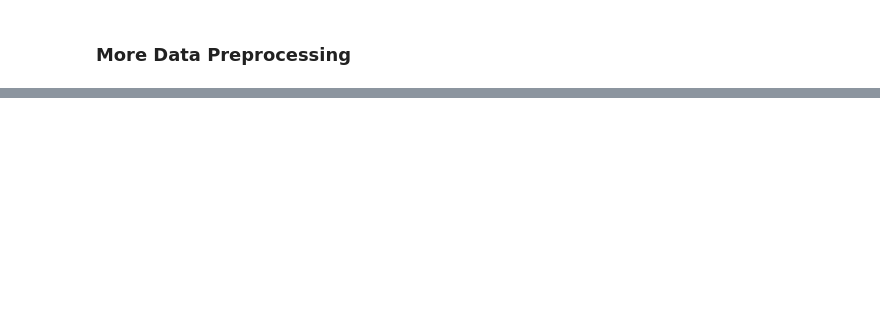
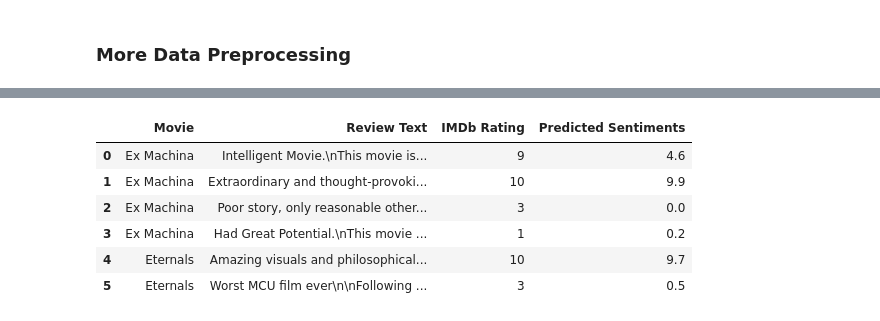
Before and after one commit to ThomasQi3141/Sentiment-Analysis-Model, a Jupyter notebook: model.ipynb, the cells around one changed output, grey strips where cells are left out. Cells and saved outputs as stored; diff of their text form; code cells hidden in the pictures; blank space fills up the shorter version.

Commit message:
Added Model

```diff
--- a/model.ipynb
+++ b/model.ipynb
@@ -77,0 +290,14 @@ Removing Numbers, Punctuation Marks, Special Characters, and Whitespaces
+# %%
+# Loading tokenizer from .json file
+with open('tokenizer.json') as f:
+    data = json.load(f)
+    loaded_tokenizer = tokenizer_from_json(data)
+# %%
+# Tokenising instance with earlier trained tokeniser
+unseen_tokenized = loaded_tokenizer.texts_to_sequences(unseen_processed)
+# %%
+# Pad data
+unseen_padded = pad_sequences(unseen_tokenized, padding='post', maxlen=100)
+# %%
+# Passing tokenised data to CNN model
+unseen_sentiments = pretrained_model.predict(unseen_padded)
@@ -77,0 +306,23 @@ Removing Numbers, Punctuation Marks, Special Characters, and Whitespaces
+# %%
+# Displaying model output
+
+sample_reviews['Predicted Sentiments'] = np.round(unseen_sentiments*10,1)
+
+df_prediction_sentiments = pd.DataFrame(sample_reviews['Predicted Sentiments'], columns = ['Predicted Sentiments'])
+df_movie                 = pd.DataFrame(sample_reviews['Movie'], columns = ['Movie'])
+df_review_text           = pd.DataFrame(sample_reviews['Review Text'], columns = ['Review Text'])
+df_imdb_rating           = pd.DataFrame(sample_reviews['IMDb Rating'], columns = ['IMDb Rating'])
+
+
+dfx=pd.concat([df_movie, df_review_text, df_imdb_rating, df_prediction_sentiments], axis=1)
+
+
+dfx.head(6)
+# %% [output]
+|  | Movie | Review Text | IMDb Rating | Predicted Sentiments |
+| 0 | Ex Machina | Intelligent Movie.\nThis movie is... | 9 | 4.6 |
+| 1 | Ex Machina | Extraordinary and thought-provoki... | 10 | 9.9 |
+| 2 | Ex Machina | Poor story, only reasonable other... | 3 | 0.0 |
+| 3 | Ex Machina | Had Great Potential.\nThis movie ... | 1 | 0.2 |
+| 4 | Eternals | Amazing visuals and philosophical... | 10 | 9.7 |
+| 5 | Eternals | Worst MCU film ever\n\nFollowing ... | 3 | 0.5 |
```
Also changed, not shown: parts of 44 cells of this notebook, 3 other files.
